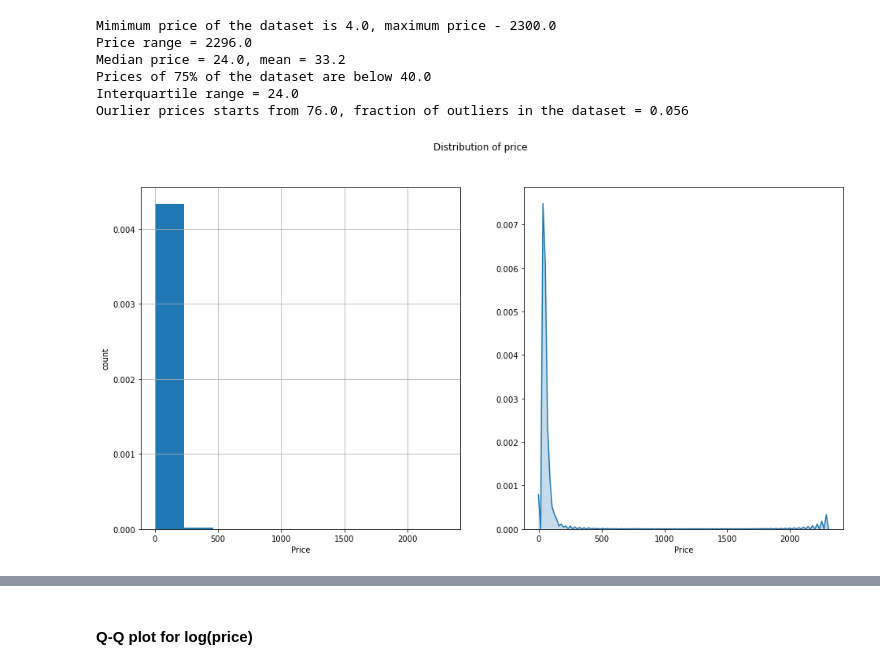
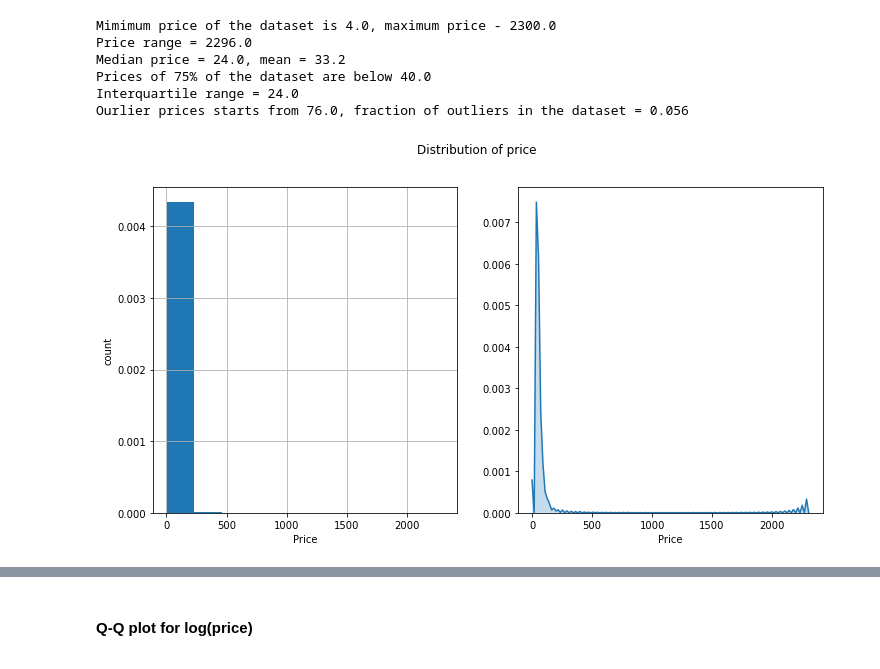
Before and after one commit to Yanina-Kutovaya/portfolio, a Jupyter notebook: Wine_Review_exploratory_data_analysis.ipynb, the cells around one changed output, grey strips where cells are left out. Saved outputs shown, nothing was run; the diff lists cells and outputs as text; code cells hidden in the pictures.

```diff
--- a/Wine_Review_exploratory_data_analysis.ipynb
+++ b/Wine_Review_exploratory_data_analysis.ipynb
@@ -115,19 +115,19 @@ Prices of 75% of the dataset are below 40.0
 Interquartile range = 24.0
 Ourlier prices starts from 76.0, fraction of outliers in the dataset = 0.056
 # %%
-plt.figure(figsize = (16, 8))
+plt.figure(figsize = (12, 6))
 
 plt.subplot(121)
 y_train.price.hist(density=True)  # density=True  # shift + Tab = спарвка по функции
 plt.ylabel('count')
 plt.xlabel('Price')
 
 plt.subplot(122)
 sns.kdeplot(y_train.price, shade=True, legend=False)
 plt.xlabel('Price')
 
 plt.suptitle('Distribution of price')
 plt.show()
 # %% [output]
-[figure, old version]
+[figure, new version]
 # %%
```
Also changed, not shown: parts of 4 cells of this notebook.
